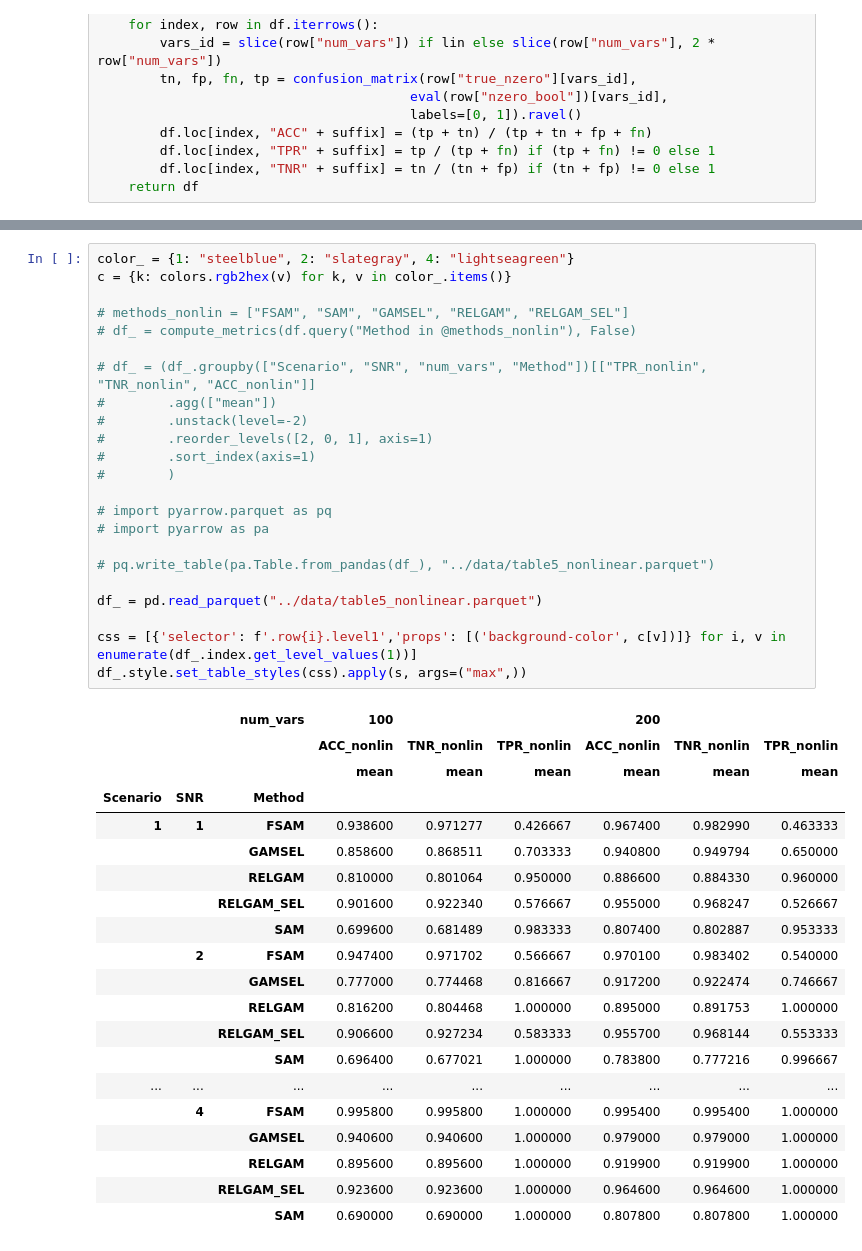
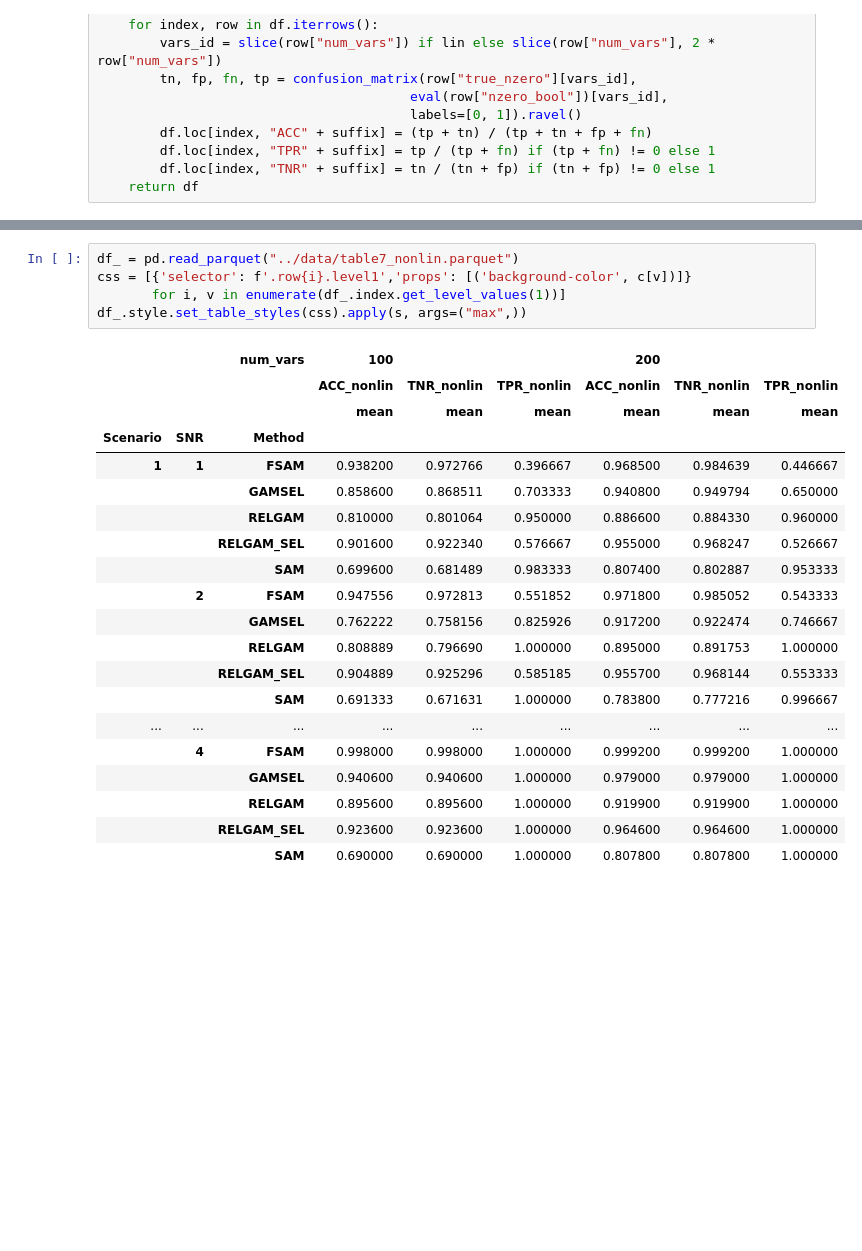
Before and after one commit to ManuelNavarroGarcia/fsam_paper, a Jupyter notebook: fsam_paper/tables.ipynb, the cells around one changed output, grey strips where cells are left out. Saved outputs shown, nothing was run; the diff lists cells and outputs as text; blank space fills up the shorter version.

```diff
--- a/fsam_paper/tables.ipynb
+++ b/fsam_paper/tables.ipynb
@@ -265,43 +171,25 @@ number of variables and SNR) for the Accuracy (`ACC`), the True Negative Rate (`
 # %%
-color_ = {1: "steelblue", 2: "slategray", 4: "lightseagreen"}
-c = {k: colors.rgb2hex(v) for k, v in color_.items()}
-
-# methods_nonlin = ["FSAM", "SAM", "GAMSEL", "RELGAM", "RELGAM_SEL"]
-# df_ = compute_metrics(df.query("Method in @methods_nonlin"), False)
-
-# df_ = (df_.groupby(["Scenario", "SNR", "num_vars", "Method"])[["TPR_nonlin", "TNR_nonlin", "ACC_nonlin"]]
-#        .agg(["mean"])
-#        .unstack(level=-2)
-#        .reorder_levels([2, 0, 1], axis=1)
-#        .sort_index(axis=1)
-#        )
-
-# import pyarrow.parquet as pq
-# import pyarrow as pa
-
-# pq.write_table(pa.Table.from_pandas(df_), "../data/table5_nonlinear.parquet")
-
-df_ = pd.read_parquet("../data/table5_nonlinear.parquet")
-
-css = [{'selector': f'.row{i}.level1','props': [('background-color', c[v])]} for i, v in enumerate(df_.index.get_level_values(1))]
+df_ = pd.read_parquet("../data/table7_nonlin.parquet")
+css = [{'selector': f'.row{i}.level1','props': [('background-color', c[v])]}
+       for i, v in enumerate(df_.index.get_level_values(1))]
 df_.style.set_table_styles(css).apply(s, args=("max",))
 # %% [output]
 |  |  | num_vars | 100 |  |  | 200 |  |  |
 |  |  |  | ACC_nonlin | TNR_nonlin | TPR_nonlin | ACC_nonlin | TNR_nonlin | TPR_nonlin |
 |  |  |  | mean | mean | mean | mean | mean | mean |
 | Scenario | SNR | Method |  |  |  |  |  |  |
-| 1 | 1 | FSAM | 0.938600 | 0.971277 | 0.426667 | 0.967400 | 0.982990 | 0.463333 |
+| 1 | 1 | FSAM | 0.938200 | 0.972766 | 0.396667 | 0.968500 | 0.984639 | 0.446667 |
 |  |  | GAMSEL | 0.858600 | 0.868511 | 0.703333 | 0.940800 | 0.949794 | 0.650000 |
 |  |  | RELGAM | 0.810000 | 0.801064 | 0.950000 | 0.886600 | 0.884330 | 0.960000 |
 |  |  | RELGAM_SEL | 0.901600 | 0.922340 | 0.576667 | 0.955000 | 0.968247 | 0.526667 |
 |  |  | SAM | 0.699600 | 0.681489 | 0.983333 | 0.807400 | 0.802887 | 0.953333 |
-|  | 2 | FSAM | 0.947400 | 0.971702 | 0.566667 | 0.970100 | 0.983402 | 0.540000 |
-|  |  | GAMSEL | 0.777000 | 0.774468 | 0.816667 | 0.917200 | 0.922474 | 0.746667 |
-|  |  | RELGAM | 0.816200 | 0.804468 | 1.000000 | 0.895000 | 0.891753 | 1.000000 |
-|  |  | RELGAM_SEL | 0.906600 | 0.927234 | 0.583333 | 0.955700 | 0.968144 | 0.553333 |
-|  |  | SAM | 0.696400 | 0.677021 | 1.000000 | 0.783800 | 0.777216 | 0.996667 |
+|  | 2 | FSAM | 0.947556 | 0.972813 | 0.551852 | 0.971800 | 0.985052 | 0.543333 |
+|  |  | GAMSEL | 0.762222 | 0.758156 | 0.825926 | 0.917200 | 0.922474 | 0.746667 |
+|  |  | RELGAM | 0.808889 | 0.796690 | 1.000000 | 0.895000 | 0.891753 | 1.000000 |
+|  |  | RELGAM_SEL | 0.904889 | 0.925296 | 0.585185 | 0.955700 | 0.968144 | 0.553333 |
+|  |  | SAM | 0.691333 | 0.671631 | 1.000000 | 0.783800 | 0.777216 | 0.996667 |
 | ... | ... | ... | ... | ... | ... | ... | ... | ... |
-|  | 4 | FSAM | 0.995800 | 0.995800 | 1.000000 | 0.995400 | 0.995400 | 1.000000 |
+|  | 4 | FSAM | 0.998000 | 0.998000 | 1.000000 | 0.999200 | 0.999200 | 1.000000 |
 |  |  | GAMSEL | 0.940600 | 0.940600 | 1.000000 | 0.979000 | 0.979000 | 1.000000 |
 |  |  | RELGAM | 0.895600 | 0.895600 | 1.000000 | 0.919900 | 0.919900 | 1.000000 |
 |  |  | RELGAM_SEL | 0.923600 | 0.923600 | 1.000000 | 0.964600 | 0.964600 | 1.000000 |
```
Also changed, not shown: parts of 46 cells of this notebook, 39 other files.
